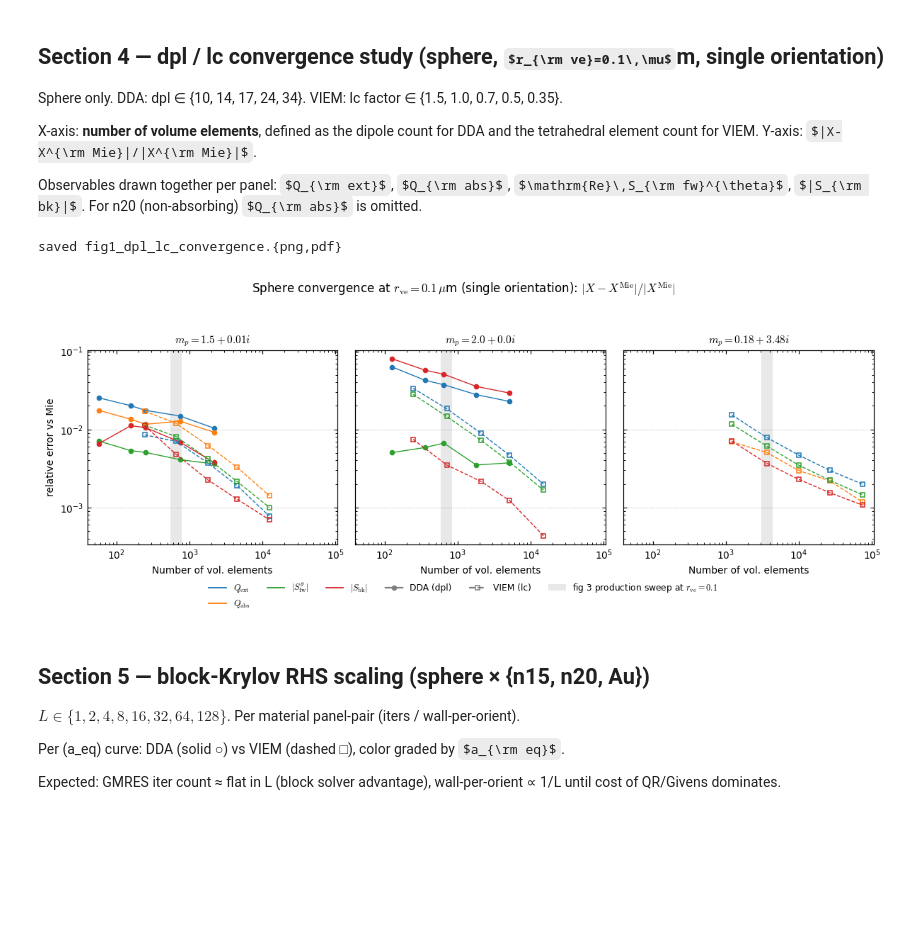
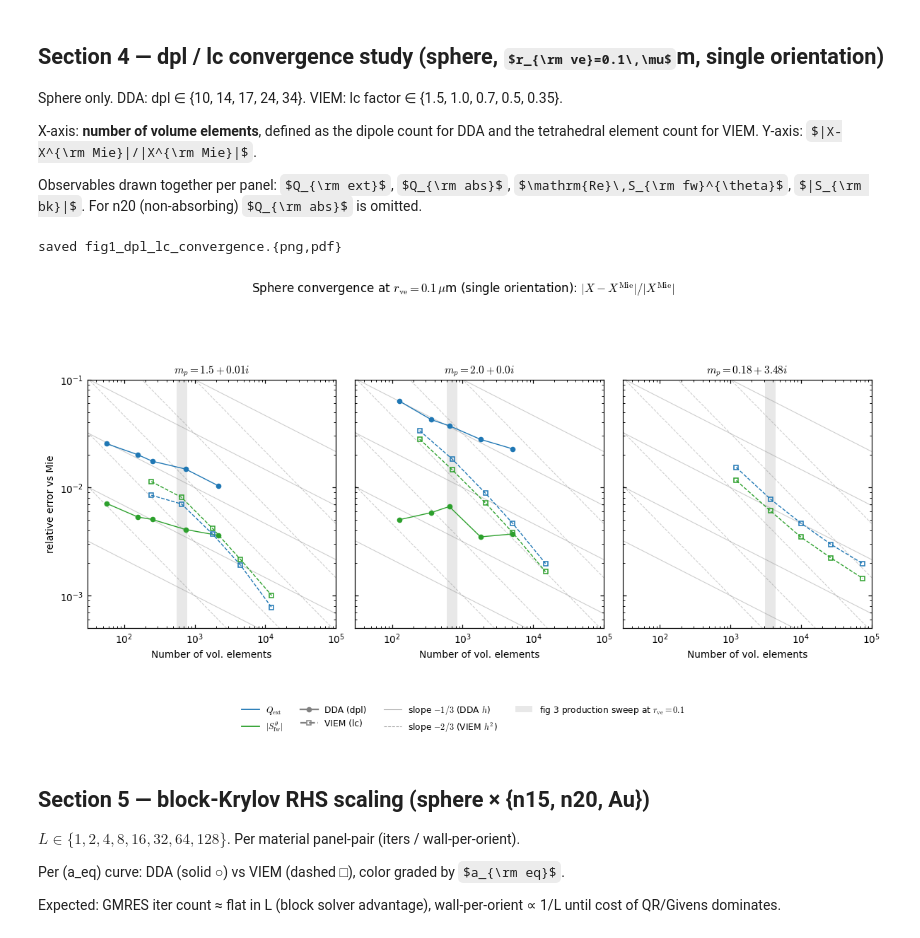
Before and after one commit to NobuhiroMoteki/block-DDA_Py, a Jupyter notebook: dda_results/paper/plot_paper_results.ipynb, the cells around one changed output. Cells and saved outputs as stored; diff of their text form; code cells hidden in the pictures; some formulas as TeX source; blank space fills up the shorter version.

```diff
--- a/dda_results/paper/plot_paper_results.ipynb
+++ b/dda_results/paper/plot_paper_results.ipynb
@@ -661,18 +661,40 @@ Observables drawn together per panel: $Q_{\rm ext}$, $Q_{\rm abs}$, $\mathrm{Re}
 """Phase 4 — dpl/lc convergence for sphere at r_ve=0.1 μm.
 
 X-axis = number of volume elements: DDA dipole count vs VIEM tetrahedral count.
-Q_abs is dropped for non-absorbing n20.
+Two observables only — chosen for visual clarity and to show convergence
+universality across observable types:
+  Q_ext        : scalar cross-section (most universally familiar).
+  |S_fw_theta| : polarimetric forward amplitude — the headline observable
+                 consumed by the CAS-v2 Bayesian retrieval (= same observable
+                 carried alone by fig 4).
+Galerkin theory on the SWG / cubic-lattice basis predicts the same h^2 rate
+for every bounded linear functional, so reducing from 4 to 2 observables
+sacrifices no information about the convergence rate.
+
+Slope reference grids drawn on every panel (matching fig 4's style):
+  -2/3 (gray dashed) : VIEM h^2 convergence -> eps ∝ n_tet^(-2/3).
+  -1/3 (gray solid)  : DDA  h   convergence -> eps ∝ N_dip^(-1/3),
+                       since DDA polarisability error is O(h) not O(h^2).
+Five lines per slope, half-decade spaced, passing through
+(PHASE4_SLOPE_REF_X, ref_y) for ref_y in PHASE4_SLOPE_REF_YS.
 """
 
 from matplotlib.patches import Patch
 
 CONV_OBS = [
-    ('Q_ext',      'Q_ext_mie',   r'$Q_{\rm ext}$',                 'real'),
-    ('Q_abs',      'Q_abs_mie',   r'$Q_{\rm abs}$',                 'real'),
-    ('S_fw_theta', 'S_fw_mie',    r'$|S_{\rm fw}^{\theta}|$',       'mag'),
-    ('S_bk',       'S_bk_mie',    r'$|S_{\rm bk}|$',                 'mag'),
+    ('Q_ext',      'Q_ext_mie',   r'$Q_{\rm ext}$',           'real'),
+    ('S_fw_theta', 'S_fw_mie',    r'$|S_{\rm fw}^{\theta}|$', 'mag'),
 ]
-SKIP_OBS_BY_MAT = {'n20': {'Q_abs'}}     # n20: m_p purely real → Q_abs not meaningful
+
+# Fixed panel limits (uniform across all panels via sharex/sharey).
+PHASE4_XLIM = (3.0e1, 1.0e5)
+PHASE4_YLIM = (5.0e-4, 1.0e-1)
+
+# Slope reference grids: each line passes through (PHASE4_SLOPE_REF_X, ref_y)
+# with the indicated slope; ref_y values are half-decade spaced, identical
+# on every panel.
+PHASE4_SLOPE_REF_X  = 1.0e3
+PHASE4_SLOPE_REF_YS = (1.0e-3, 10.0**(-2.5), 1.0e-2, 10.0**(-1.5), 1.0e-1)
 
 
 def _conv_value(d, obs_key, kind):
@@ -701,12 +723,12 @@ def _ref_value(d, ref_key, kind):
 
 
 def plot_phase4(save=True):
-    fig, axes = plt.subplots(1, len(MATERIALS), figsize=(11, 4),
+    fig, axes = plt.subplots(1, len(MATERIALS), figsize=(11, 5.8),
                               sharex=True, sharey=True)
     fig.suptitle(r'Sphere convergence at $r_{\rm ve}=0.1\,\mu$m '
                  r'(single orientation): $|X-X^{\rm Mie}|/|X^{\rm Mie}|$',
                  y=1.02, fontsize=11)
-    obs_colors = ['C0', 'C1', 'C2', 'C3']
+    obs_colors = ['C0', 'C2']  # Q_ext blue, |S_fw_theta| green
 
     for j, mat in enumerate(MATERIALS):
         ax = axes[j]
@@ -716,7 +738,18 @@ def plot_phase4(save=True):
             ax.text(0.5, 0.5, 'no data', transform=ax.transAxes, ha='center', va='center')
             continue
 
-        skip = SKIP_OBS_BY_MAT.get(mat, set())
+        # --- Slope reference grids (drawn first, behind data) -------------
+        xs_grid = np.array(PHASE4_XLIM, dtype=float)
+        for ref_y in PHASE4_SLOPE_REF_YS:
+            # -2/3 dashed (VIEM h^2)
+            a23 = ref_y * PHASE4_SLOPE_REF_X ** (2.0/3.0)
+            ax.plot(xs_grid, a23 * xs_grid ** (-2.0/3.0),
+                    ls='--', color='gray', lw=0.7, alpha=0.4, zorder=0)
+            # -1/3 solid (DDA h)
+            a13 = ref_y * PHASE4_SLOPE_REF_X ** (1.0/3.0)
+            ax.plot(xs_grid, a13 * xs_grid ** (-1.0/3.0),
+                    ls='-',  color='gray', lw=0.7, alpha=0.4, zorder=0)
+
         for src, dat, ls, marker in [
             ('DDA',  dda,  '-',  'o'),
             ('VIEM', viem, '--', 's'),
@@ -726,8 +759,6 @@ def plot_phase4(save=True):
             x_n = dat['n_dof'] if src == 'DDA' else dat['n_cuboid']
 
             for o_idx, (obs_key, ref_key, latex, kind) in enumerate(CONV_OBS):
-                if obs_key in skip:
-                    continue
                 y = _conv_value(dat, obs_key, kind)
                 yref = _ref_value(dat, ref_key, kind)
                 if y is None or yref is None or yref == 0 or not np.isfinite(yref):
@@ -740,7 +771,7 @@ def plot_phase4(save=True):
 
         # Mark fig-3 production sweep at r_ve=0.1 as a thin gray band spanning
         # [DDA n_occ, VIEM n_tet]. Both DDA (auto-dpl via dpl_for_slot) and VIEM
-        # (adaptive_lc) pick lattice sizes automatically per slot, so labelled 'auto'.
+        # (adaptive_lc) pick lattice sizes automatically per slot.
         prod_dda  = DATA[('sphere', mat)]['dda']
         prod_viem = DATA[('sphere', mat)]['viem']
         if prod_dda is not None and prod_viem is not None:
@@ -750,9 +781,6 @@ def plot_phase4(save=True):
             if n_occ_p is not None and n_tet_p is not None:
                 k01 = int(np.argmin(np.abs(np.asarray(rve_p) - 0.1)))
                 if abs(rve_p[k01] - 0.1) < 1e-9:
-                    # Center band on geometric mean of (DDA n_occ, VIEM n_tet);
-                    # fixed half-width in log10 decades so visual width is the
-                    # same across panels regardless of absolute lattice size.
                     center = float(np.sqrt(float(n_occ_p[k01])
                                             * float(n_tet_p[k01])))
                     half_w_log = 0.075   # → total visual width ≈ 0.15 decades
@@ -760,40 +788,51 @@ def plot_phase4(save=True):
                     x_hi = center * 10.0 ** (+half_w_log)
                     ax.axvspan(x_lo, x_hi, color='gray', alpha=0.18, lw=0,
                                 zorder=0)
 
         ax.set_xscale('log')
         ax.set_yscale('log')
-        ax.axhline(1e-2, color='gray', lw=0.4, ls=':')
-        ax.axhline(1e-3, color='gray', lw=0.4, ls=':')
-        # Inside-pointing mirror ticks on all four sides
         ax.tick_params(axis='both', which='both', direction='in',
                         top=True, right=True, bottom=True, left=True)
+        # Force square axis box (fig 4 panels are also nearly square).
+        ax.set_box_aspect(1.0)
         ax.set_title(MATERIAL_LABEL[mat])
         ax.set_xlabel('Number of vol. elements')
         if j == 0:
             ax.set_ylabel('relative error vs Mie')
+
+    # Fixed panel limits propagated by sharex/sharey.
+    axes[0].set_xlim(*PHASE4_XLIM)
+    axes[0].set_ylim(*PHASE4_YLIM)
 
     handles_obs = [Line2D([], [], color=c, lw=1.2, label=latex)
                    for c, (_, _, latex, _) in zip(obs_colors, CONV_OBS)]
     handles_src = [
         Line2D([], [], color='gray', ls='-',  marker='o', markersize=4, label='DDA (dpl)'),
         Line2D([], [], color='gray', ls='--', marker='s', markersize=4,
                mfc='none', label='VIEM (lc)'),
+    ]
+    handles_slope = [
+        Line2D([], [], color='gray', ls='-',  lw=0.7, alpha=0.7,
+               label=r'slope $-1/3$ (DDA $h$)'),
+        Line2D([], [], color='gray', ls='--', lw=0.7, alpha=0.7,
+               label=r'slope $-2/3$ (VIEM $h^2$)'),
+    ]
+    handles_extra = [
         Patch(facecolor='gray', alpha=0.18, edgecolor='none',
                label=r'fig 3 production sweep at $r_{\rm ve}=0.1$'),
     ]
-    fig.legend(handles=handles_obs + handles_src, ncol=6,
-                loc='lower center', bbox_to_anchor=(0.5, -0.06), fontsize=8)
-    plt.tight_layout(rect=(0, 0.04, 1, 0.97))
+    fig.legend(handles=handles_obs + handles_src + handles_slope + handles_extra,
+                ncol=4, loc='lower center', bbox_to_anchor=(0.5, 0.0), fontsize=8)
+    plt.tight_layout(rect=(0, 0.14, 1, 0.97))
     if save:
         save_fig(fig, 'fig1_dpl_lc_convergence')
     plt.show()
 
 
 plot_phase4()
 # %% [output]
 saved fig1_dpl_lc_convergence.{png,pdf}
-[figure, old version]
+[figure, new version]
 # %% [markdown]
 ## Section 5 — block-Krylov RHS scaling (sphere × {n15, n20, Au})
 
```
Also changed, not shown: 2 other files.
